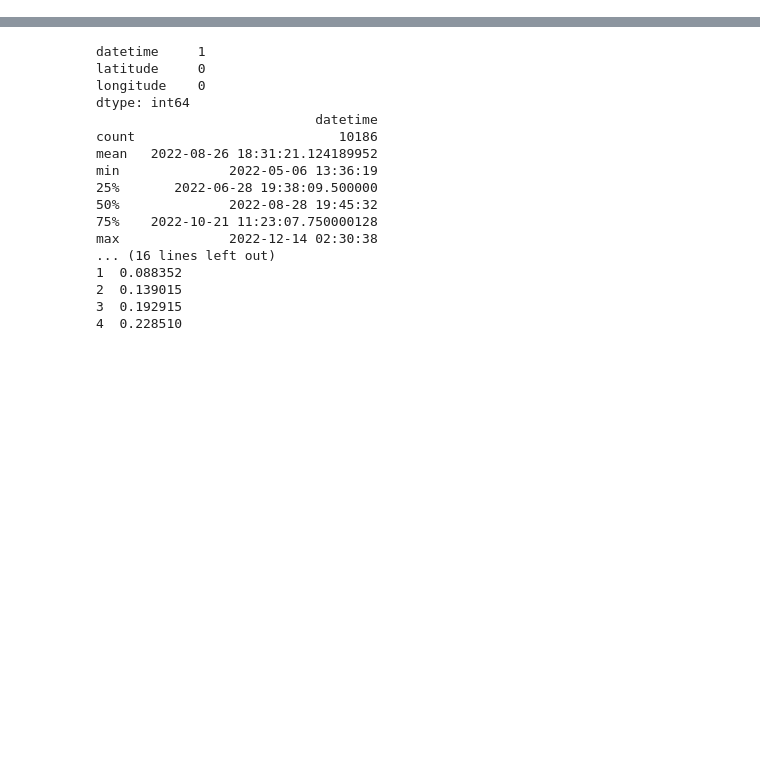
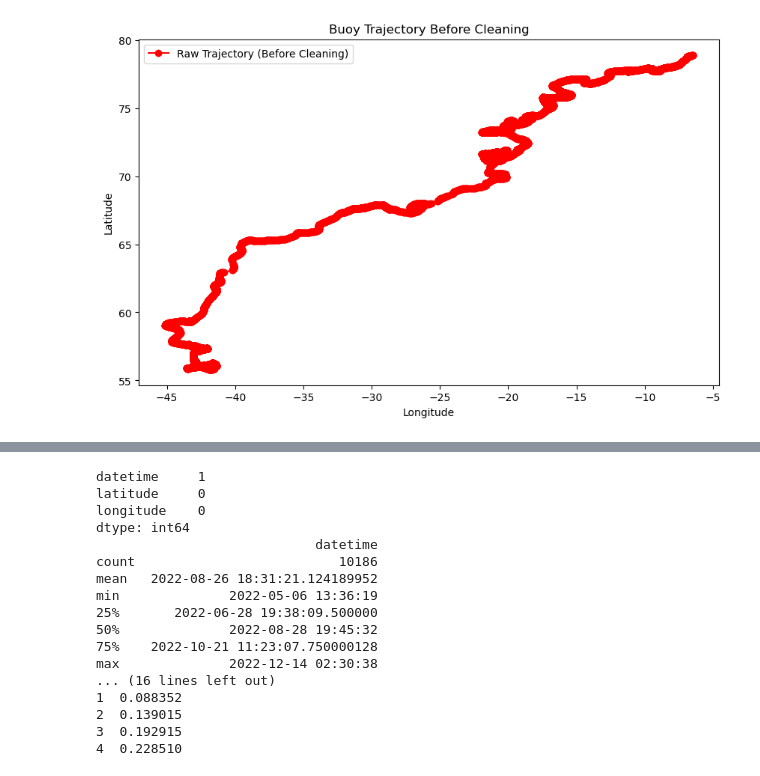
Before and after one commit to danielmwatkins/sea_ice_variability, a Jupyter notebook: notebooks/cirfa2022/cirfa2022_interpolate_hourly/CIRFA22_206799_interpolate_hourly.ipynb, the cells around one changed output, grey strips where cells are left out. Saved outputs shown, nothing was run; the diff lists cells and outputs as text; code cells hidden in the pictures; blank space fills up the shorter version.

```diff
--- a/notebooks/cirfa2022/cirfa2022_interpolate_hourly/CIRFA22_206799_interpolate_hourly.ipynb
+++ b/notebooks/cirfa2022/cirfa2022_interpolate_hourly/CIRFA22_206799_interpolate_hourly.ipynb
@@ -0,0 +1,31 @@
+# %%
+import pandas as pd
+import matplotlib.pyplot as plt
+
+# Load the raw CSV file (before cleaning)
+file_path = "../../../data/buoy_data/cirfa2022/CIRFA22_206799.csv"
+df_raw = pd.read_csv(file_path, header=None, names=['datetime', 'latitude', 'longitude'])
+
+# Convert 'datetime' column to a proper datetime object
+df_raw['datetime'] = pd.to_datetime(df_raw['datetime'], errors='coerce')
+
+# Convert latitude and longitude to numeric, forcing errors to NaN
+df_raw['latitude'] = pd.to_numeric(df_raw['latitude'], errors='coerce')
+df_raw['longitude'] = pd.to_numeric(df_raw['longitude'], errors='coerce')
+
+# Drop rows with NaN values in latitude or longitude
+df_raw = df_raw.dropna(subset=['latitude', 'longitude'])
+
+# Plotting the trajectory before cleaning
+plt.figure(figsize=(10, 6))
+plt.plot(df_raw['longitude'], df_raw['latitude'], color='red', marker='o', linestyle='-', label='Raw Trajectory (Before Cleaning)')
+plt.xlabel('Longitude')
+plt.ylabel('Latitude')
+plt.title('Buoy Trajectory Before Cleaning')
+plt.legend()
+plt.show()
+
+print("Raw Data before cleaning:")
+print(df_raw.head())
+# %% [output]
+[figure, added]
```
Also changed, not shown: parts of 2 cells of this notebook, 32 other files.
